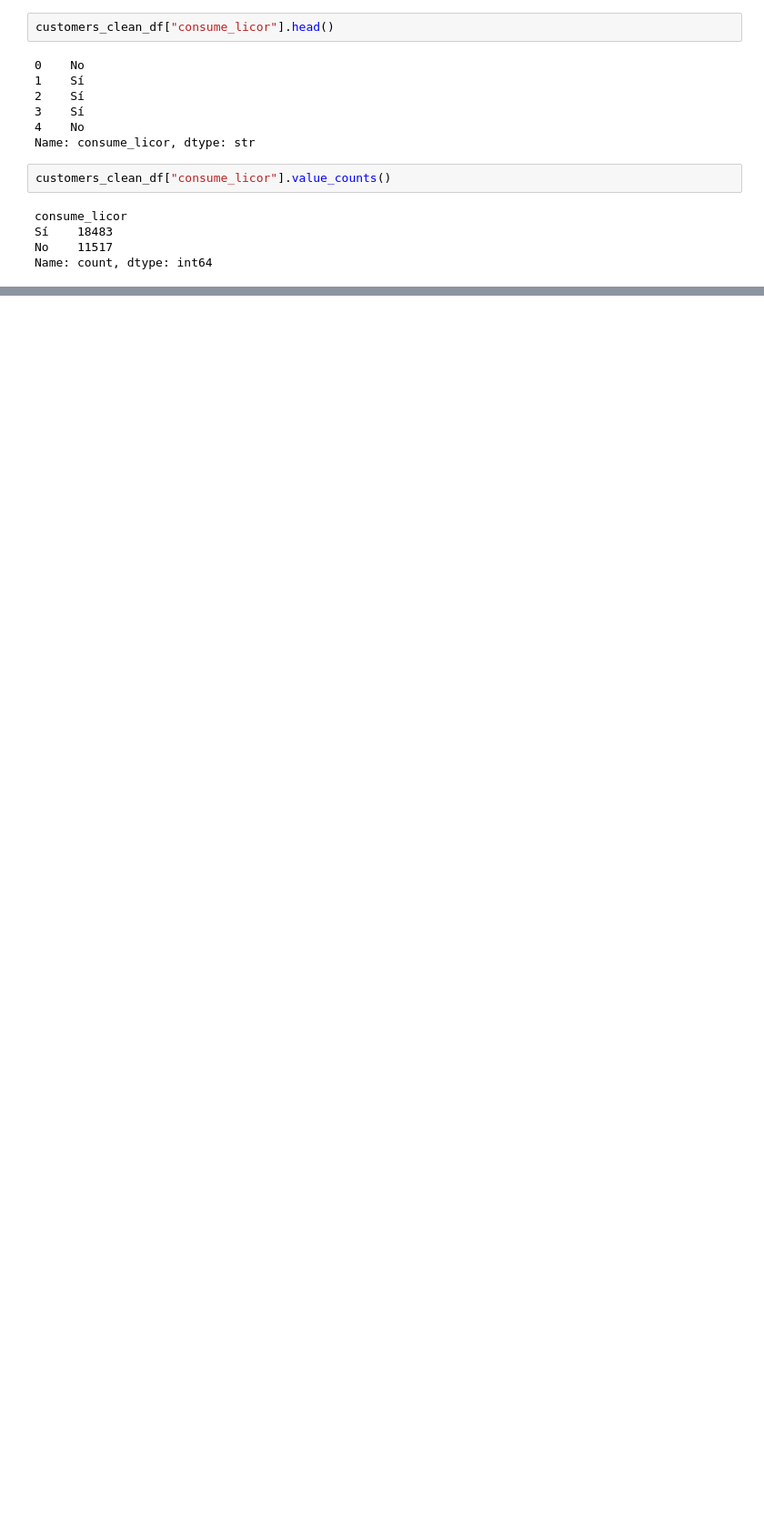
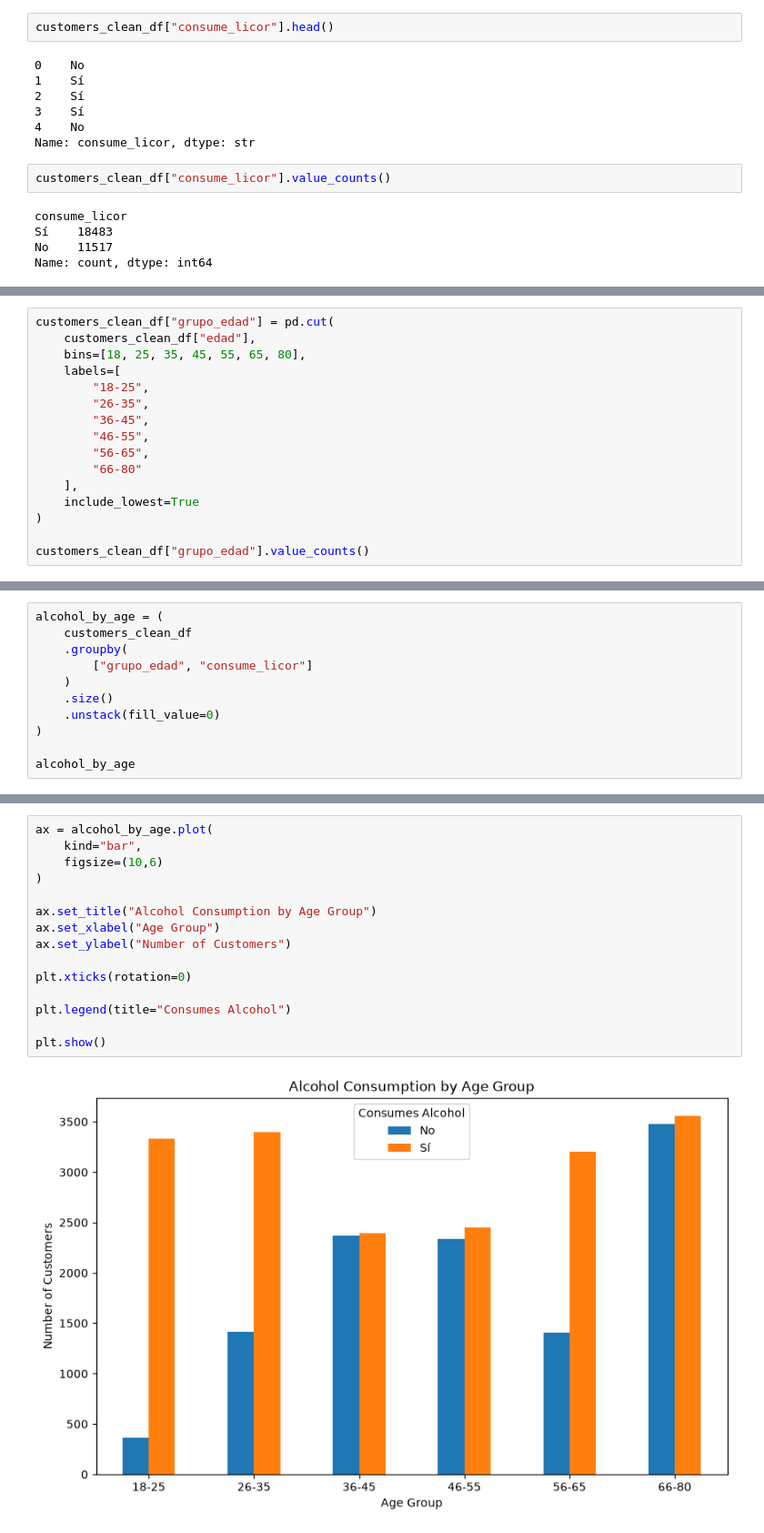
Before and after one commit to Dcuastumal/restaurant-customer-analysis, a Jupyter notebook: notebooks/exploratory_data_analysis.ipynb, the cells around one changed output, grey strips where cells are left out. Shown at 91% size. Drawn from its saved outputs; the diff is of its cells as text; blank space fills up the shorter version.

Commit message:
Complete customer dataset exploratory data analysis

```diff
--- a/notebooks/exploratory_data_analysis.ipynb
+++ b/notebooks/exploratory_data_analysis.ipynb
@@ -1046,0 +1029,16 @@ Name: count, Length: 126, dtype: int64
+# %%
+customers_clean_df["grupo_edad"] = pd.cut(
+    customers_clean_df["edad"],
+    bins=[18, 25, 35, 45, 55, 65, 80],
+    labels=[
+        "18-25",
+        "26-35",
+        "36-45",
+        "46-55",
+        "56-65",
+        "66-80"
+    ],
+    include_lowest=True
+)
+
+customers_clean_df["grupo_edad"].value_counts()
@@ -1046,0 +1054,11 @@ Name: count, Length: 126, dtype: int64
+# %%
+alcohol_by_age = (
+    customers_clean_df
+    .groupby(
+        ["grupo_edad", "consume_licor"]
+    )
+    .size()
+    .unstack(fill_value=0)
+)
+
+alcohol_by_age
@@ -1046,0 +1074,17 @@ Name: count, Length: 126, dtype: int64
+# %%
+ax = alcohol_by_age.plot(
+    kind="bar",
+    figsize=(10,6)
+)
+
+ax.set_title("Alcohol Consumption by Age Group")
+ax.set_xlabel("Age Group")
+ax.set_ylabel("Number of Customers")
+
+plt.xticks(rotation=0)
+
+plt.legend(title="Consumes Alcohol")
+
+plt.show()
+# %% [output]
+[figure, added]
```
Also changed, not shown: parts of 4 cells of this notebook.
